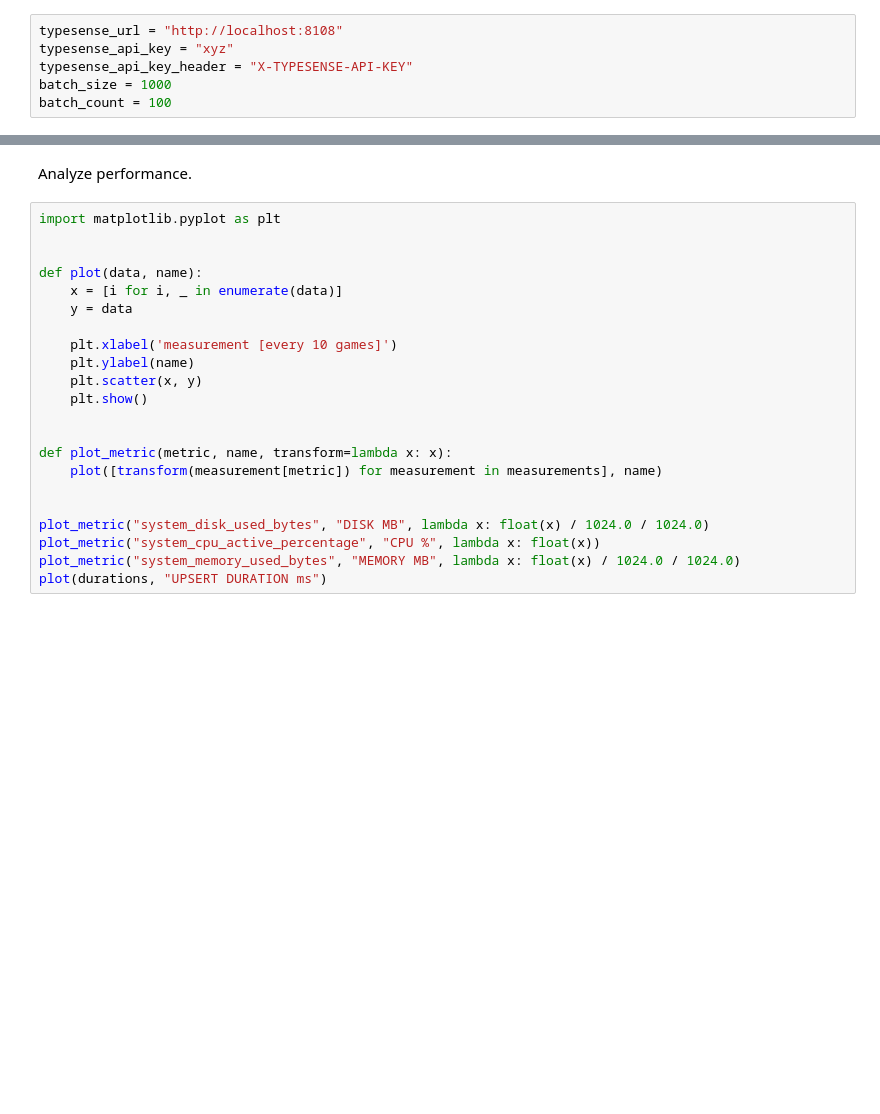
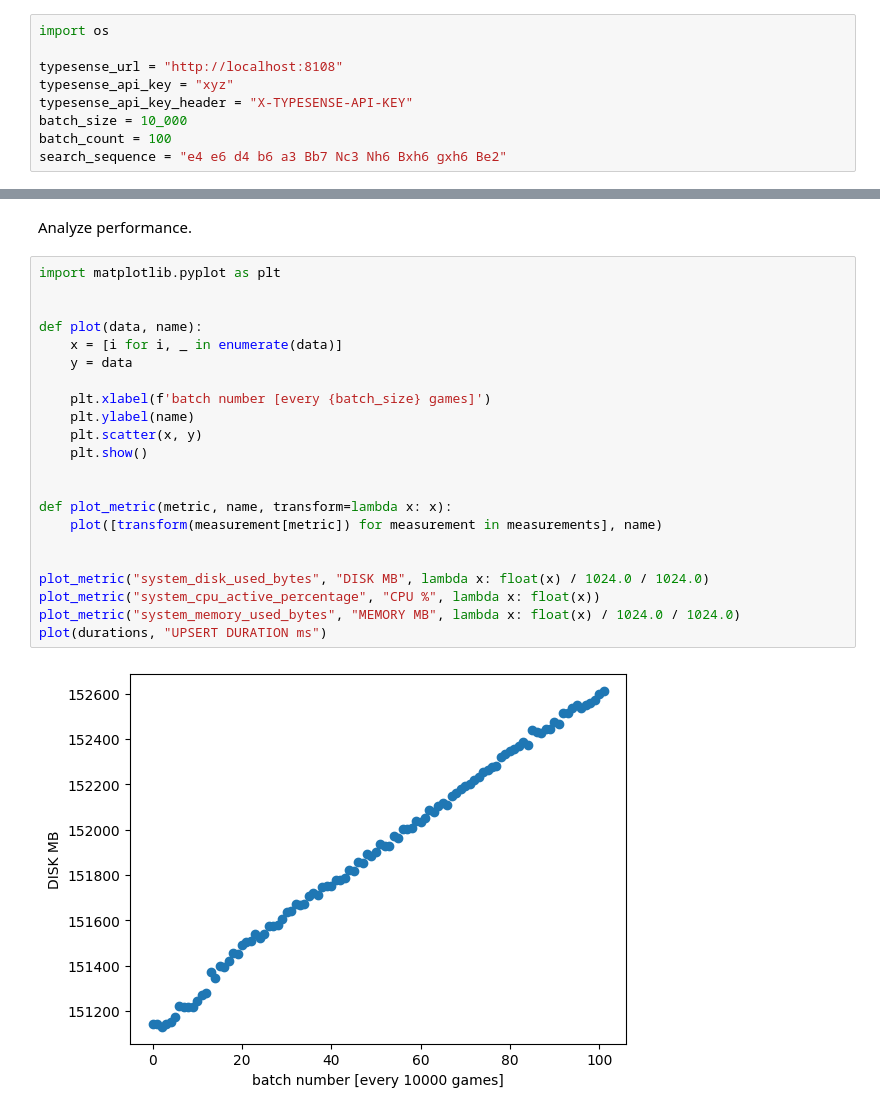
Before and after one commit to DevArcana/pwr-swi, a Jupyter notebook: performance.ipynb, the cells around one changed output, grey strips where cells are left out. Cells and saved outputs as stored; diff of their text form; blank space fills up the shorter version.

```diff
--- a/performance.ipynb
+++ b/performance.ipynb
@@ -51,11 +51,14 @@ Quoting the website itself:
 
 The following code shows extraction of performance metrics from the server instance.
 # %%
+import os
+
 typesense_url = "http://localhost:8108"
 typesense_api_key = "xyz"
 typesense_api_key_header = "X-TYPESENSE-API-KEY"
-batch_size = 1000
+batch_size = 10_000
 batch_count = 100
+search_sequence = "e4 e6 d4 b6 a3 Bb7 Nc3 Nh6 Bxh6 gxh6 Be2"
 # %%
 import requests
 
@@ -222,22 +235,24 @@ Analyze performance.
 # %%
 import matplotlib.pyplot as plt
 
 
 def plot(data, name):
     x = [i for i, _ in enumerate(data)]
     y = data
 
-    plt.xlabel('measurement [every 10 games]')
+    plt.xlabel(f'batch number [every {batch_size} games]')
     plt.ylabel(name)
     plt.scatter(x, y)
     plt.show()
 
 
 def plot_metric(metric, name, transform=lambda x: x):
     plot([transform(measurement[metric]) for measurement in measurements], name)
 
 
 plot_metric("system_disk_used_bytes", "DISK MB", lambda x: float(x) / 1024.0 / 1024.0)
 plot_metric("system_cpu_active_percentage", "CPU %", lambda x: float(x))
 plot_metric("system_memory_used_bytes", "MEMORY MB", lambda x: float(x) / 1024.0 / 1024.0)
 plot(durations, "UPSERT DURATION ms")
+# %% [output]
+[figure, added]
```
Also changed, not shown: parts of 8 cells of this notebook.
